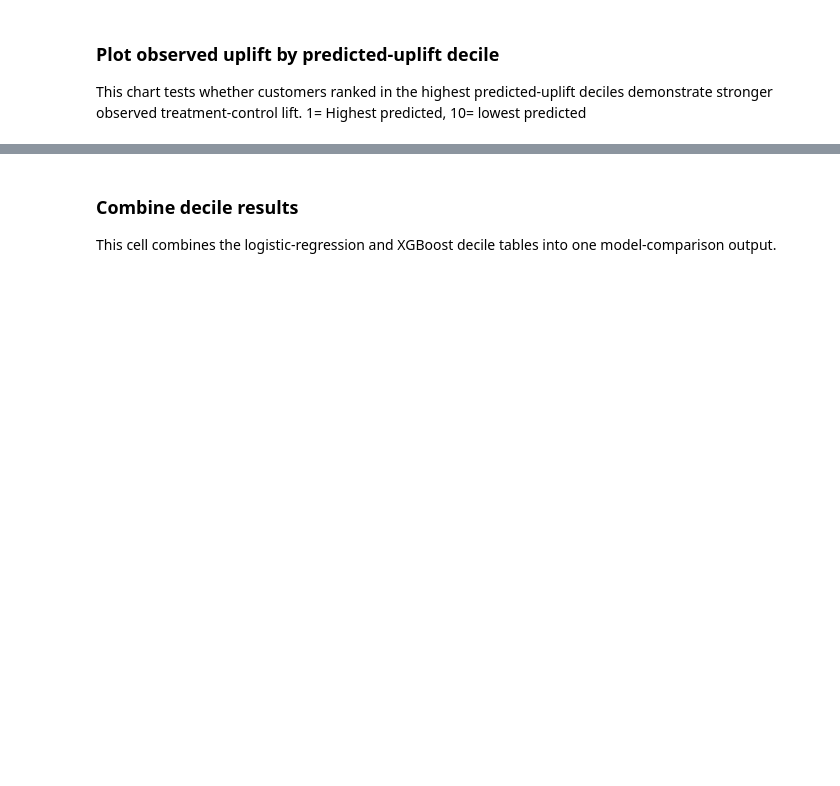
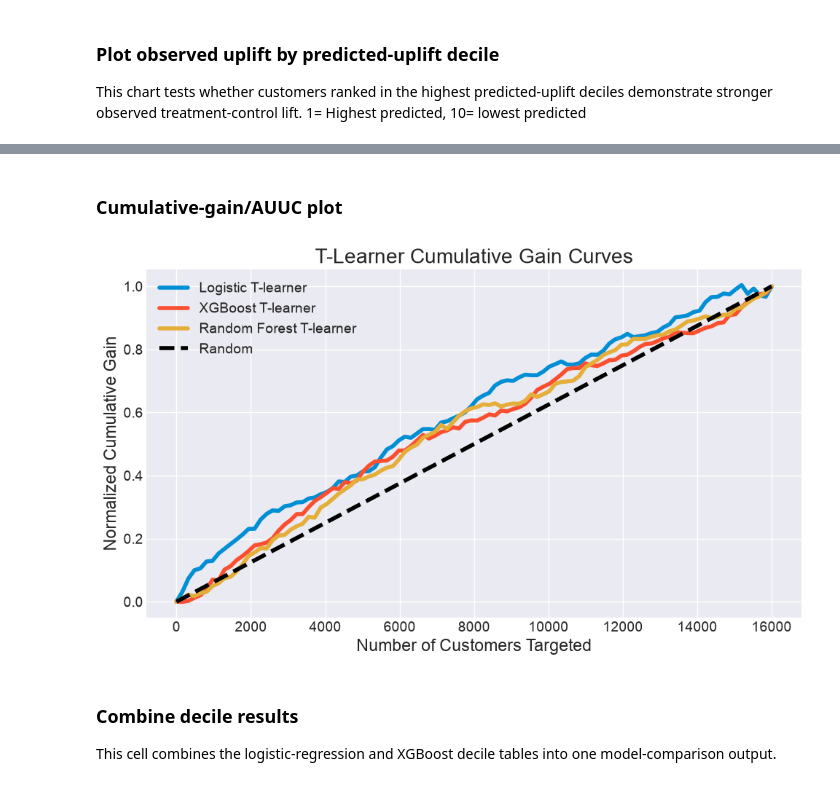
Before and after one commit to brianrp09232000/hillstrom-email-uplift-modeling, a Jupyter notebook: notebooks/04_t_learner.ipynb, the cells around one changed output, grey strips where cells are left out. Cells and saved outputs as stored; diff of their text form; code cells hidden in the pictures; blank space fills up the shorter version.

```diff
--- a/notebooks/04_t_learner.ipynb
+++ b/notebooks/04_t_learner.ipynb
@@ -1189,3 +1060,30 @@ display(uplift_evaluation)
+# %% [markdown]
+### Cumulative-gain/AUUC plot
+# %%
+fig, ax = plt.subplots(figsize=(10, 6))
+
+plot_gain(
+    causalml_evaluation_df,
+    outcome_col="y",
+    treatment_col="w",
+    normalize=True,
+    n=100,
+    ax=ax,
+)
+
+ax.set_title("T-Learner Cumulative Gain Curves")
+ax.set_xlabel("Number of Customers Targeted")
+ax.set_ylabel("Normalized Cumulative Gain")
+
+fig.tight_layout()
+fig.savefig(
+    FIGURES_DIR / "t_learner_uplift_curves.png",
+    dpi=150,
+)
+
+plt.show()
+# %% [output]
+[figure, added]
 # %% [markdown]
 ### Combine decile results
 
```
Also changed, not shown: parts of 28 cells of this notebook, 9 other files.
